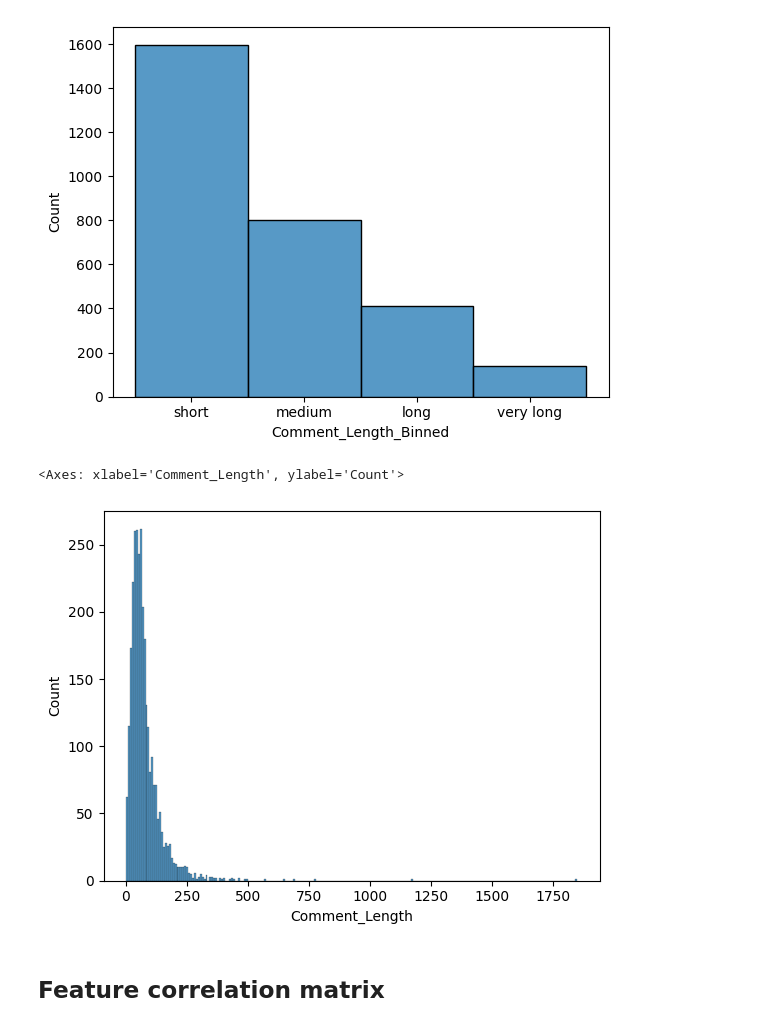
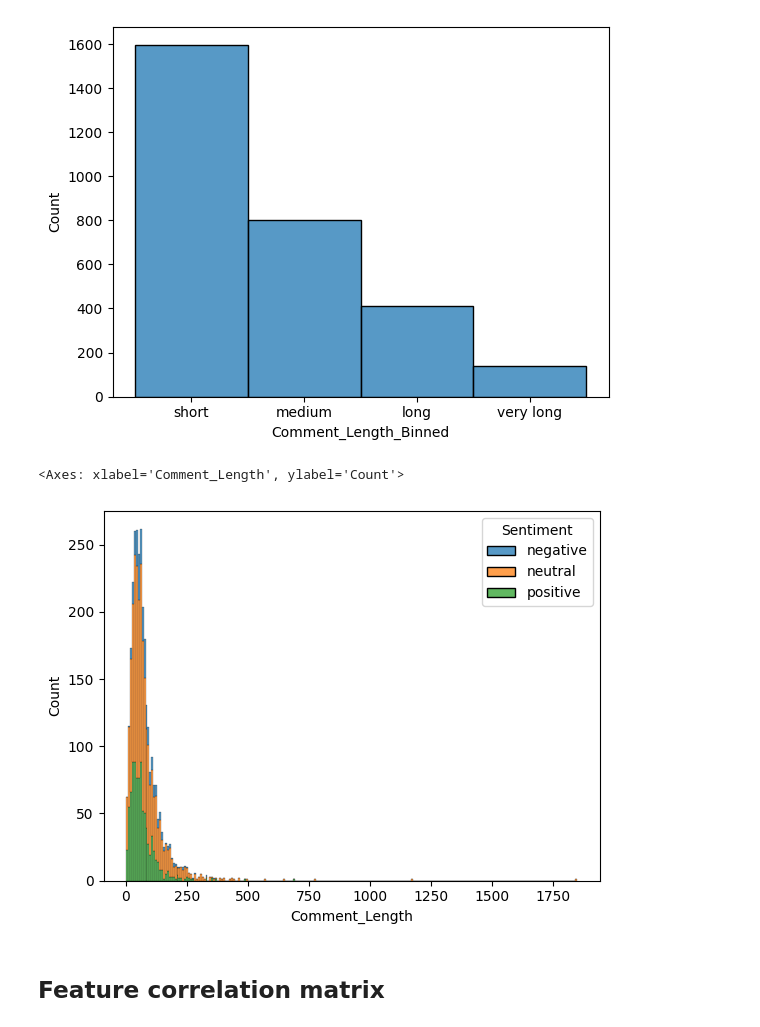
Before and after one commit to sirkoliliana/YouTubeCommentsClassification, a Jupyter notebook: building_1.ipynb, the cells around one changed output. Saved outputs shown, nothing was run; the diff lists cells and outputs as text; code cells hidden in the pictures.

```diff
--- a/building_1.ipynb
+++ b/building_1.ipynb
@@ -299,10 +310,10 @@ sns.histplot(zero_score['Comment_Length_Binned'])
 <Axes: xlabel='Comment_Length_Binned', ylabel='Count'>
 [figure]
 # %%
-sns.histplot(zero_score['Comment_Length'])
+sns.histplot(zero_score, x='Comment_Length', hue='Sentiment', multiple='stack')
 # %% [output]
 <Axes: xlabel='Comment_Length', ylabel='Count'>
-[figure, old version]
+[figure, new version]
 # %% [markdown]
 ## Feature correlation matrix
 # %%
```
Also changed, not shown: parts of 9 cells of this notebook.
